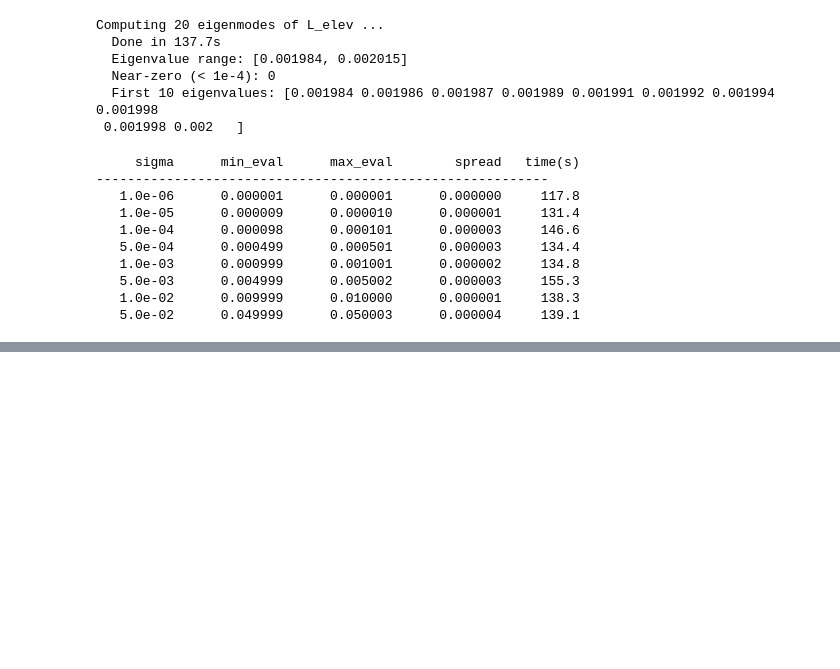
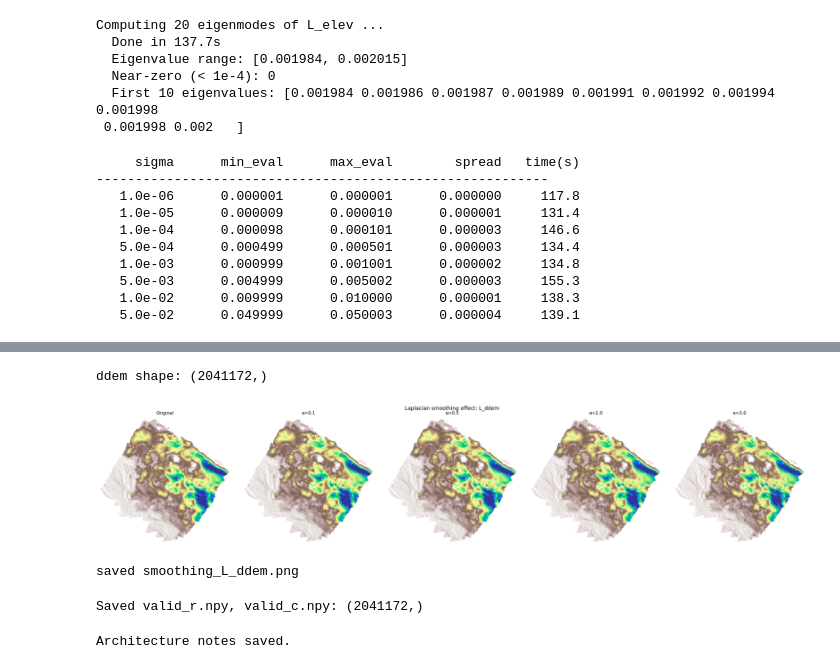
Before and after one commit to waltersn-maine/gdnn, a Jupyter notebook: Graftn/NewGraFTN.ipynb, the cells around one changed output, grey strips where cells are left out. Saved outputs shown, nothing was run; the diff lists cells and outputs as text; code cells hidden in the pictures; blank space fills up the shorter version.

Commit message:
plotting laplacian signal processes - finalized architecture

```diff
--- a/Graftn/NewGraFTN.ipynb
+++ b/Graftn/NewGraFTN.ipynb
@@ -689,0 +716,6 @@ print('evals and evecs computed, save complete')
+# %%
+import scipy.sparse as sp
+
+L_elev   = sp.load_npz('data/L_elev.npz')
+L_aspect = sp.load_npz('data/L_aspect.npz')
+L_ddem   = sp.load_npz('data/L_ddem.npz')
@@ -689,0 +729,49 @@ print('evals and evecs computed, save complete')
+# %%
+ddem_nodes = np.load('data/ddem_nodes.npy')
+print(f'ddem shape: {ddem_nodes.shape}')
+# %% [output]
+ddem shape: (2041172,)
+# %%
+ddem_signal = ddem_nodes.copy()
+# %%
+# visualize
+visualize_laplacian_smoothing(
+    L_ddem, ddem_signal,
+    alpha_values=[0.1, 0.5, 1.0, 2.0],
+    label='L_ddem',
+    valid_r=valid_r, valid_c=valid_c,
+    nrows=NROWS, ncols=NCOLS
+)
+# %% [output]
+[figure, added]
+saved smoothing_L_ddem.png
+# %%
+# save valid rows and columns for repeated use
+np.save('valid_r.npy', valid_r)
+np.save('valid_c.npy', valid_c)
+print(f'Saved valid_r.npy, valid_c.npy: {valid_r.shape}')
+# %% [output]
+Saved valid_r.npy, valid_c.npy: (2041172,)
+# %%
+# Architecture decision record -- important for writeup
+architecture_notes = {
+    'model': 'GRTR-Attention',
+    'tensor_layer': 'CPD rank-R, maps (5 spectral x 6 topo) -> d hidden',
+    'attention': 'cross-modal, query from hidden, keys/values from (spectral, topo)',
+    'membership_head': 'linear -> sigmoid -> k memberships in [0,1]',
+    'output_regularization': ['L_elev', 'L_aspect', 'L_ddem'],
+    'weight_regularization': 'L_band on spectral factor matrix U2',
+    'loss_terms': ['spectral_reconstruction', 'laplacian_smoothness', 'band_smoothness'],
+    'constraints': 'box [0,1] via sigmoid, no sum-to-one',
+    'justification_papers': ['Konstantinidis2023_GRTR', 'Tucker_unification_paper'],
+    'ablations_planned': [
+        'remove cross-modal attention',
+        'add spectral-spatial L4',
+        'vary CPD rank R',
+        'vary lambda weights'
+    ]
+}
+np.save('architecture_notes.npy', architecture_notes, allow_pickle=True)
+print('Architecture notes saved.')
+# %% [output]
+Architecture notes saved.
```
Also changed, not shown: parts of 12 cells of this notebook, 1 other file.
